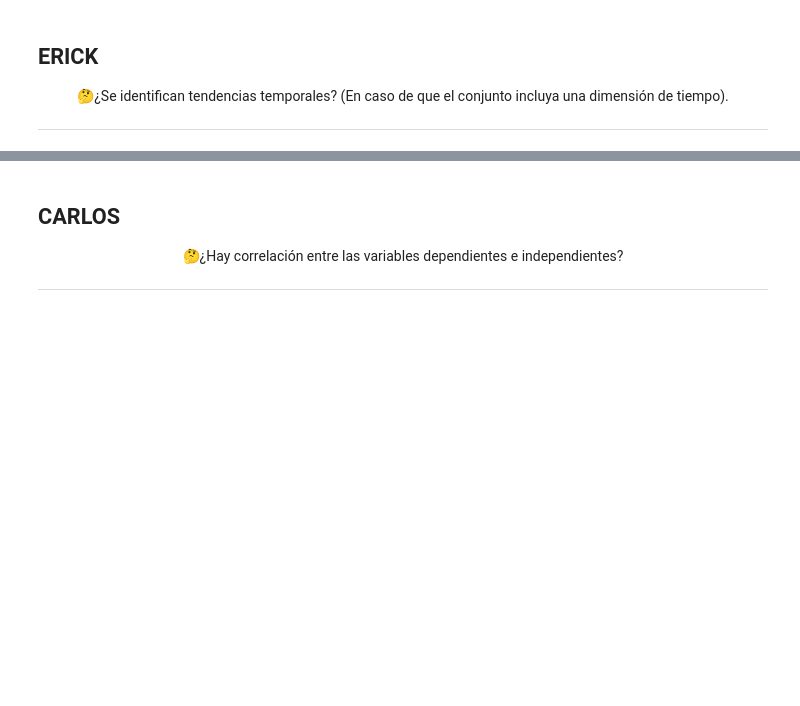
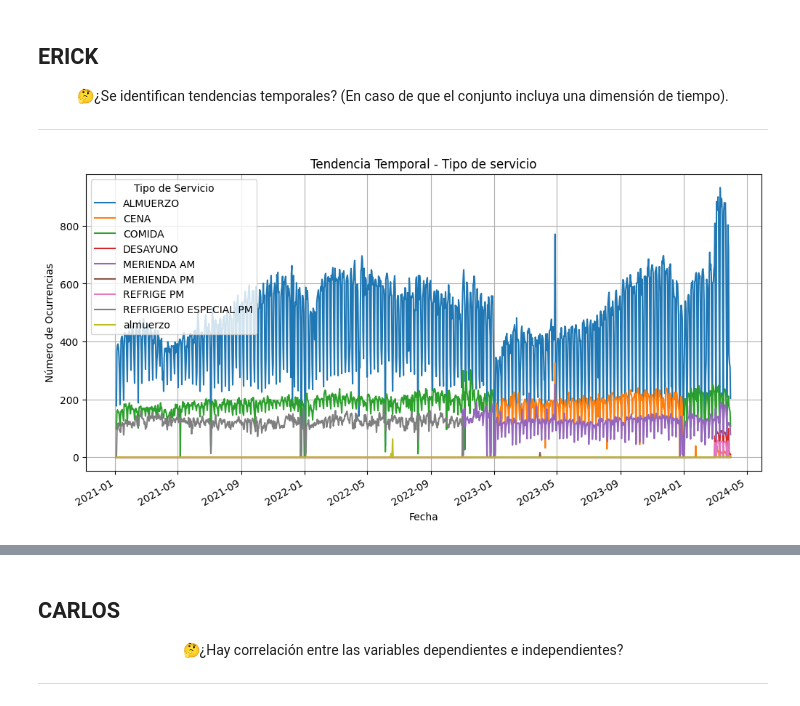
Before and after one commit to A01793509/Equipo_44, a Jupyter notebook: Avance1_44.ipynb, the cells around one changed output, grey strips where cells are left out. Drawn from its saved outputs; the diff is of its cells as text; code cells hidden in the pictures; blank space fills up the shorter version.

```diff
--- a/Avance1_44.ipynb
+++ b/Avance1_44.ipynb
@@ -211,3 +330,21 @@ plt.show()
 <center> 🤔¿Se identifican tendencias temporales? (En caso de que el conjunto incluya una dimensión de tiempo).</center>
 
 ---
+# %%
+# Convertir la columna 'fecha' a tipo datetime si no está en ese formato
+dfCasinoConsumo['Fecha Consumo'] = pd.to_datetime(dfCasinoConsumo['Fecha Consumo'])
+
+# Contar el número de ocurrencias de cada tipo de evento por fecha
+ocurrencias_por_fecha = dfCasinoConsumo.groupby(['Fecha Consumo', 'Detalle']).size().unstack(fill_value=0)
+
+# Graficar
+plt.figure(figsize=(12, 6))
+ocurrencias_por_fecha.plot(ax=plt.gca())
+plt.xlabel('Fecha')
+plt.ylabel('Número de Ocurrencias')
+plt.title('Tendencia Temporal - Tipo de servicio')
+plt.legend(title='Tipo de Servicio')
+plt.grid(True)
+plt.show()
+# %% [output]
+[figure, added]
```
Also changed, not shown: parts of 13 cells of this notebook.
